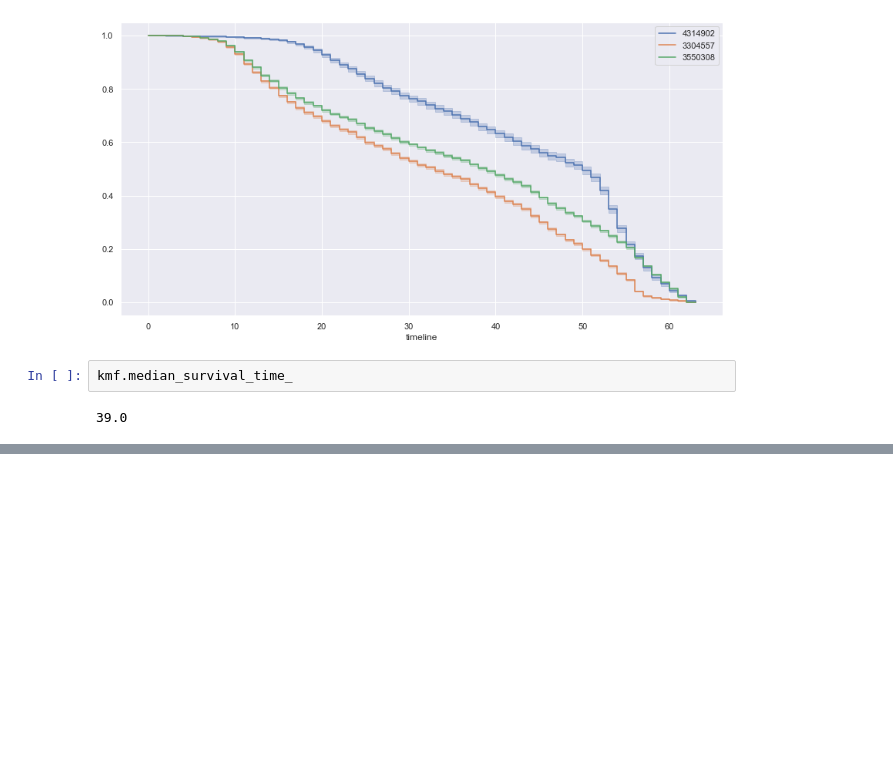
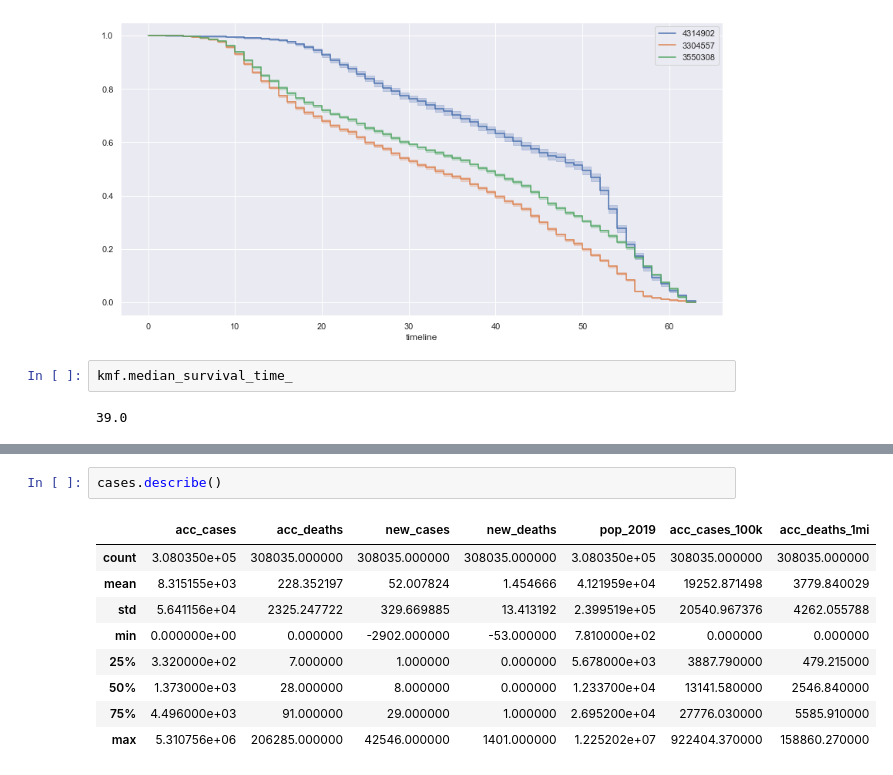
Before and after one commit to alexandrepereiraarq/COVIDGI, a Jupyter notebook: CVGI_MR_05_analysis.ipynb, the cells around one changed output, grey strips where cells are left out. Cells and saved outputs as stored; diff of their text form; blank space fills up the shorter version.

```diff
--- a/CVGI_MR_05_analysis.ipynb
+++ b/CVGI_MR_05_analysis.ipynb
@@ -247,0 +252,12 @@ kmf.median_survival_time_
+# %%
+cases.describe()
+# %% [output]
+|  | acc_cases | acc_deaths | new_cases | new_deaths | pop_2019 | acc_cases_100k | acc_deaths_1mi |
+| count | 3.080350e+05 | 308035.000000 | 308035.000000 | 308035.000000 | 3.080350e+05 | 308035.000000 | 308035.000000 |
+| mean | 8.315155e+03 | 228.352197 | 52.007824 | 1.454666 | 4.121959e+04 | 19252.871498 | 3779.840029 |
+| std | 5.641156e+04 | 2325.247722 | 329.669885 | 13.413192 | 2.399519e+05 | 20540.967376 | 4262.055788 |
+| min | 0.000000e+00 | 0.000000 | -2902.000000 | -53.000000 | 7.810000e+02 | 0.000000 | 0.000000 |
+| 25% | 3.320000e+02 | 7.000000 | 1.000000 | 0.000000 | 5.678000e+03 | 3887.790000 | 479.215000 |
+| 50% | 1.373000e+03 | 28.000000 | 8.000000 | 0.000000 | 1.233700e+04 | 13141.580000 | 2546.840000 |
+| 75% | 4.496000e+03 | 91.000000 | 29.000000 | 1.000000 | 2.695200e+04 | 27776.030000 | 5585.910000 |
+| max | 5.310756e+06 | 206285.000000 | 42546.000000 | 1401.000000 | 1.225202e+07 | 922404.370000 | 158860.270000 |
```
Also changed, not shown: parts of 20 cells of this notebook, 1 other file.
